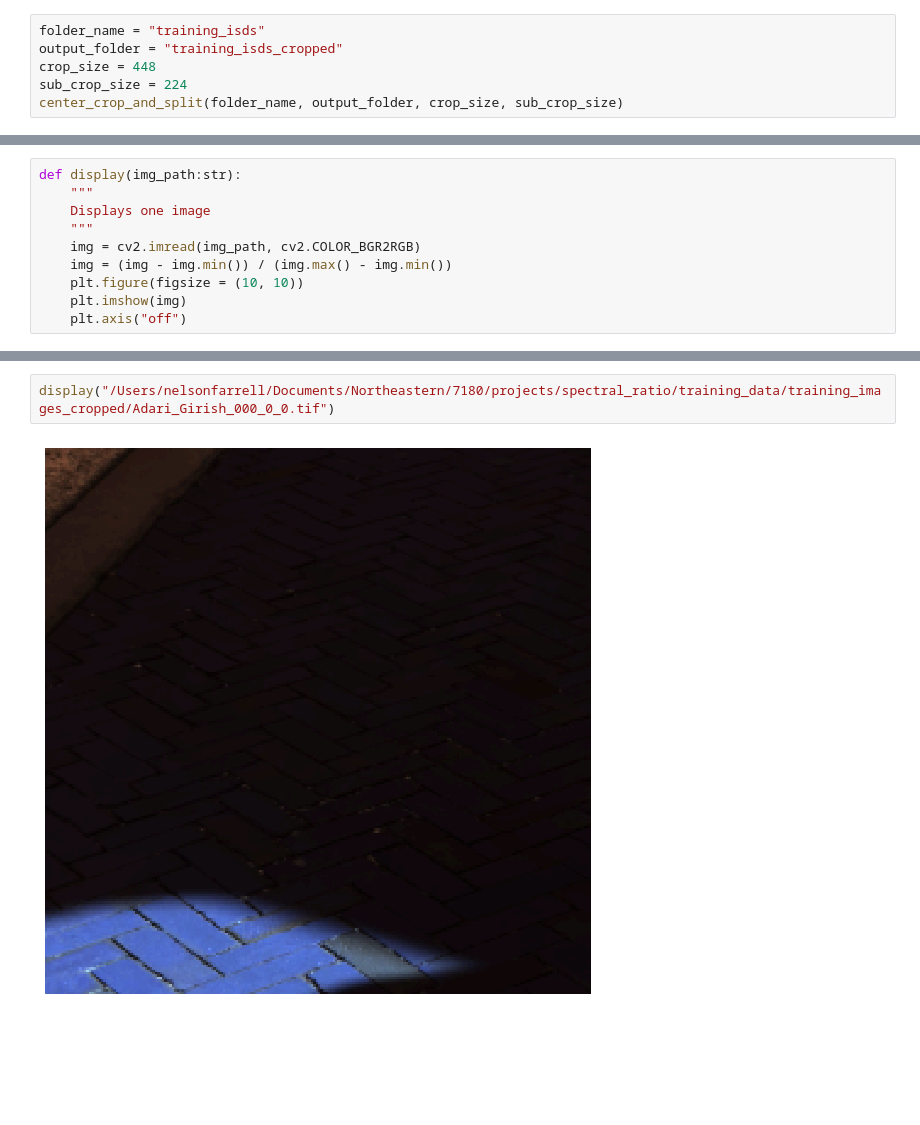
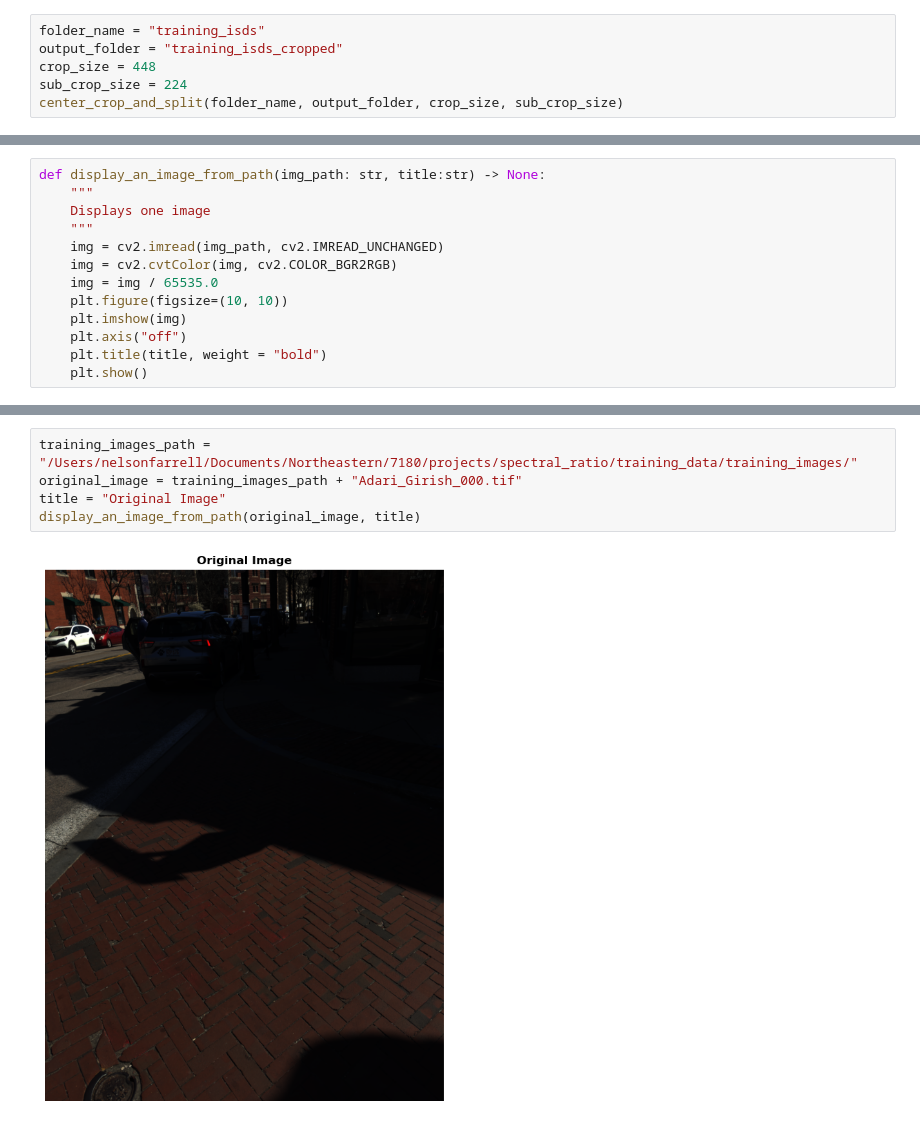
Before and after one commit to nfarrell011/Shadow-Removal-with-Illumination-Sprectral-Direction, a Jupyter notebook: dataloader_dev/data_loader_dev.ipynb, the cells around one changed output, grey strips where cells are left out. Drawn from its saved outputs; the diff is of its cells as text; blank space fills up the shorter version.

Commit message:
data loader updates

```diff
--- a/dataloader_dev/data_loader_dev.ipynb
+++ b/dataloader_dev/data_loader_dev.ipynb
@@ -404,10 +443,13 @@ Clipping input data to the valid range for imshow with RGB data ([0..1] for floa
 # %%
-def display(img_path:str):
+def display_an_image_from_path(img_path: str, title:str) -> None:
     """
     Displays one image
     """
-    img = cv2.imread(img_path, cv2.COLOR_BGR2RGB)
-    img = (img - img.min()) / (img.max() - img.min())
-    plt.figure(figsize = (10, 10))
+    img = cv2.imread(img_path, cv2.IMREAD_UNCHANGED)
+    img = cv2.cvtColor(img, cv2.COLOR_BGR2RGB)
+    img = img / 65535.0
+    plt.figure(figsize=(10, 10))
     plt.imshow(img)
     plt.axis("off")
+    plt.title(title, weight = "bold")
+    plt.show()
@@ -414,4 +461,7 @@ def display(img_path:str):
 # %%
-display("/Users/nelsonfarrell/Documents/Northeastern/7180/projects/spectral_ratio/training_data/training_images_cropped/Adari_Girish_000_0_0.tif")
+training_images_path = "/Users/nelsonfarrell/Documents/Northeastern/7180/projects/spectral_ratio/training_data/training_images/"
+original_image = training_images_path + "Adari_Girish_000.tif"
+title = "Original Image"
+display_an_image_from_path(original_image, title)
 # %% [output]
-[figure, old version]
+[figure, new version]
```
Also changed, not shown: parts of 24 cells of this notebook, 22 other files.
